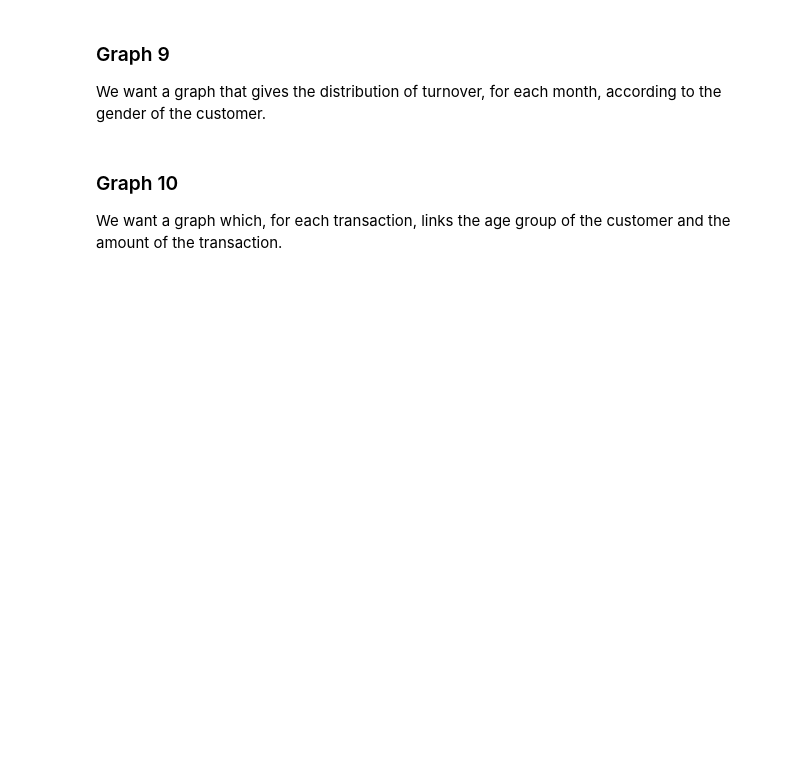
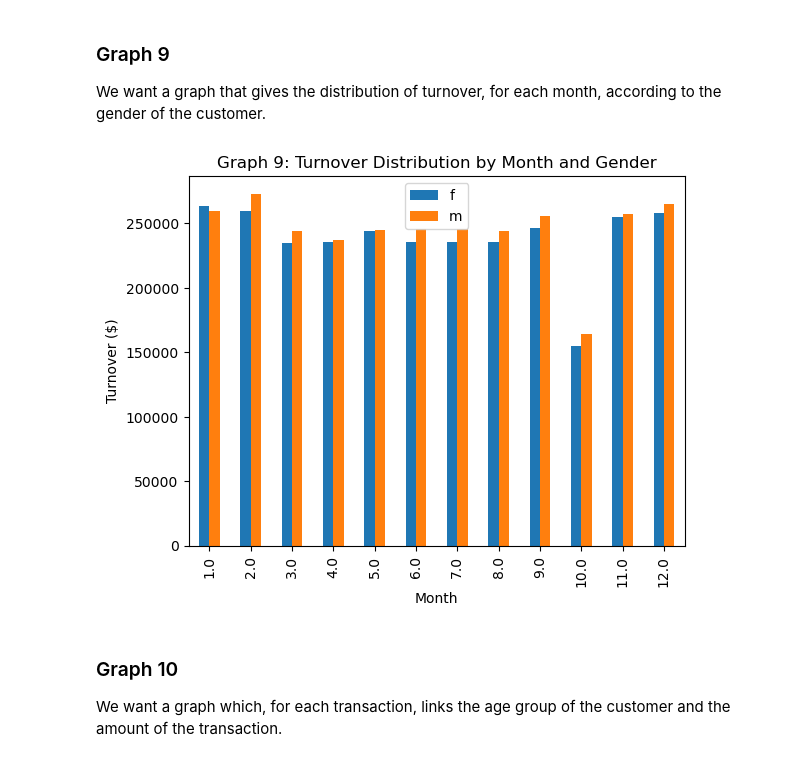
Before and after one commit to Suziwan/Data_Visualization_Python, a Jupyter notebook: Week2_Day4_Data_Visualization_Python.ipynb, the cells around one changed output. Saved outputs shown, nothing was run; the diff lists cells and outputs as text; code cells hidden in the pictures; blank space fills up the shorter version.

```diff
--- a/Week2_Day4_Data_Visualization_Python.ipynb
+++ b/Week2_Day4_Data_Visualization_Python.ipynb
@@ -214,6 +264,30 @@ We want a graph that gives a boxplot of the price distribution of a product for
 # %% [markdown]
 ### Graph 9
 We want a graph that gives the distribution of turnover, for each month, according to the gender of the customer.
+# %%
+# Merge the transactions_products and customers data on the 'client_id' column
+merged_data = pd.merge(transactions_products, customers, on='client_id')
+
+# Convert the 'date' column to datetime format and extract the month from the date
+merged_data['date'] = pd.to_datetime(merged_data['date'])
+merged_data['month'] = merged_data['date'].dt.month
+
+# Group the merged data by month and gender, and calculate the total turnover for each month and gender
+turnover_by_month_gender = merged_data.groupby(['month', 'sex'])['price'].sum()
+
+# Unstack the grouped data to create a pivot table with genders as columns and months as rows
+pivot_table = turnover_by_month_gender.unstack('sex')
+
+# Create a bar chart showing the distribution of turnover for each month, according to the gender of the customer
+pivot_table.plot(kind='bar')
+plt.title('Graph 9: Turnover Distribution by Month and Gender')
+plt.xlabel('Month')
+plt.ylabel('Turnover ($)')
+plt.legend()
+plt.savefig('graphs/graph9.png')
+plt.show()
+# %% [output]
+[figure, added]
 # %% [markdown]
 ### Graph 10
 We want a graph which, for each transaction, links the age group of the customer and the amount of the transaction.
```
Also changed, not shown: parts of 3 cells of this notebook.
